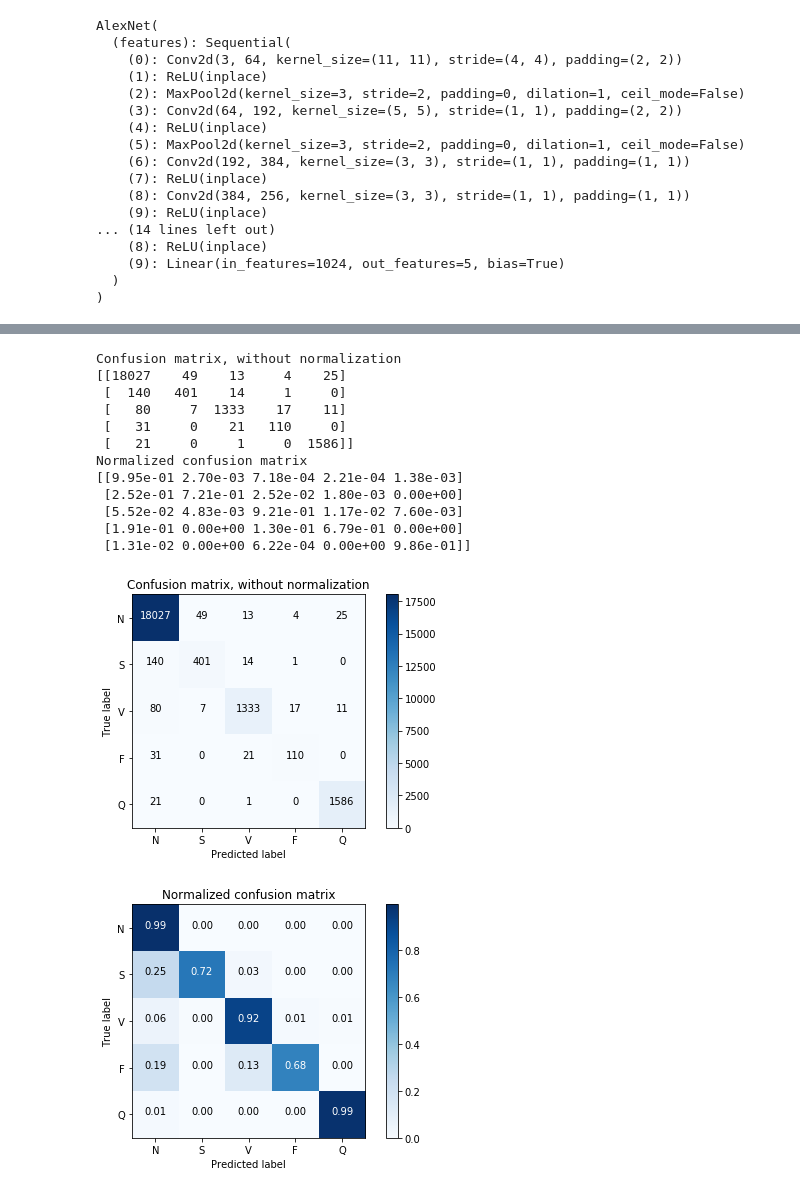
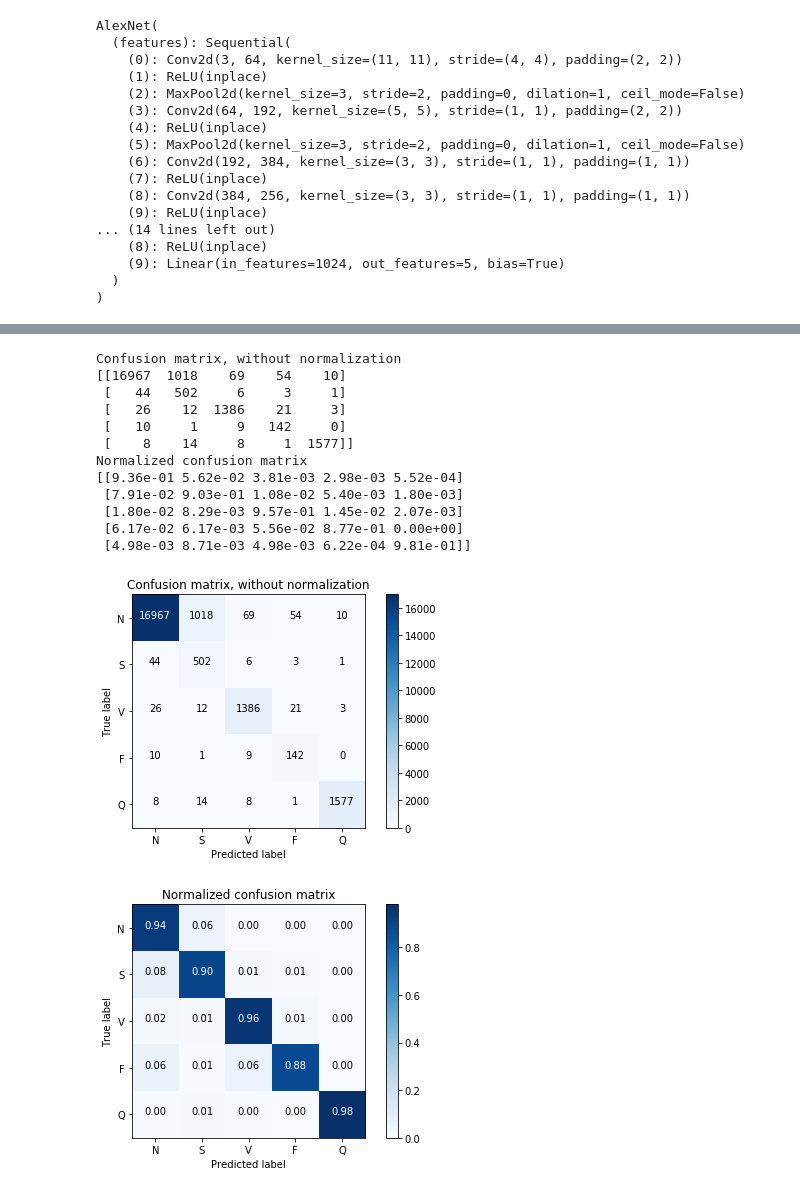
Before and after one commit to atabas/Heartbeat-Classification, a Jupyter notebook: heartbeat_classification.ipynb, the cells around one changed output, grey strips where cells are left out. Cells and saved outputs as stored; diff of their text form; code cells hidden in the pictures.

```diff
--- a/heartbeat_classification.ipynb
+++ b/heartbeat_classification.ipynb
@@ -271,0 +379,15 @@ test_acc
+# %%
+ckpt_recall = torch.load('res_net_test_recall_best.chk')
+res_net_saved_recall = resnet18(pretrained=True)
+for param in res_net_saved_recall.parameters():
+    param.requires_grad = False
+
+num_ftrs = res_net_saved_recall.fc.in_features
+res_net_saved_recall.fc = nn.Sequential(
+                nn.Linear(in_features=num_ftrs, out_features=256, bias=False),
+                nn.ReLU(),
+                nn.Linear(in_features=256, out_features=128, bias=True),
+                nn.ReLU(),
+                nn.Linear(in_features=128, out_features=5, bias=True))
+res_net_saved_recall.load_state_dict(ckpt_recall['net'])
+res_net_saved_recall.cuda()
@@ -271,0 +445,2 @@ test_acc
+# %%
+test_acc_r, all_true_r, all_pred_r = test(res_net_saved_recall, hb_test_loader_bln_3)
@@ -318,34 +495,37 @@ def plot_confusion_matrix(cm, classes,
     plt.xlabel('Predicted label')
 # %%
 # Compute confusion matrix
-class_names=['N', 'S', 'V', 'F', 'Q']
+def compute_confusion_matrix(all_true, all_pred):
+    class_names=['N', 'S', 'V', 'F', 'Q']
 
-cnf_matrix = confusion_matrix(all_true, all_pred)
-np.set_printoptions(precision=2)
+    cnf_matrix = confusion_matrix(all_true, all_pred)
+    np.set_printoptions(precision=2)
 
-# Plot non-normalized confusion matrix
-plt.figure()
-plot_confusion_matrix(cnf_matrix, classes=class_names,
-                      title='Confusion matrix, without normalization')
+    # Plot non-normalized confusion matrix
+    plt.figure()
+    plot_confusion_matrix(cnf_matrix, classes=class_names,
+                          title='Confusion matrix, without normalization')
 
-# Plot normalized confusion matrix
-plt.figure()
-plot_confusion_matrix(cnf_matrix, classes=class_names, normalize=True,
-                      title='Normalized confusion matrix')
+    # Plot normalized confusion matrix
+    plt.figure()
+    plot_confusion_matrix(cnf_matrix, classes=class_names, normalize=True,
+                          title='Normalized confusion matrix')
 
-plt.show()
+    plt.show()
-# %% [output]
-Confusion matrix, without normalization
-[[18027    49    13     4    25]
- [  140   401    14     1     0]
- [   80     7  1333    17    11]
- [   31     0    21   110     0]
- [   21     0     1     0  1586]]
-Normalized confusion matrix
-[[9.95e-01 2.70e-03 7.18e-04 2.21e-04 1.38e-03]
- [2.52e-01 7.21e-01 2.52e-02 1.80e-03 0.00e+00]
- [5.52e-02 4.83e-03 9.21e-01 1.17e-02 7.60e-03]
- [1.91e-01 0.00e+00 1.30e-01 6.79e-01 0.00e+00]
- [1.31e-02 0.00e+00 6.22e-04 0.00e+00 9.86e-01]]
-[figure, removed]
-[figure, removed]
+# %%
+compute_confusion_matrix(all_true_r, all_pred_r)
+# %% [output]
+Confusion matrix, without normalization
+[[16967  1018    69    54    10]
+ [   44   502     6     3     1]
+ [   26    12  1386    21     3]
+ [   10     1     9   142     0]
+ [    8    14     8     1  1577]]
+Normalized confusion matrix
+[[9.36e-01 5.62e-02 3.81e-03 2.98e-03 5.52e-04]
+ [7.91e-02 9.03e-01 1.08e-02 5.40e-03 1.80e-03]
+ [1.80e-02 8.29e-03 9.57e-01 1.45e-02 2.07e-03]
+ [6.17e-02 6.17e-03 5.56e-02 8.77e-01 0.00e+00]
+ [4.98e-03 8.71e-03 4.98e-03 6.22e-04 9.81e-01]]
+[figure, added]
+[figure, added]
```
Also changed, not shown: parts of 17 cells of this notebook, 2 other files.
